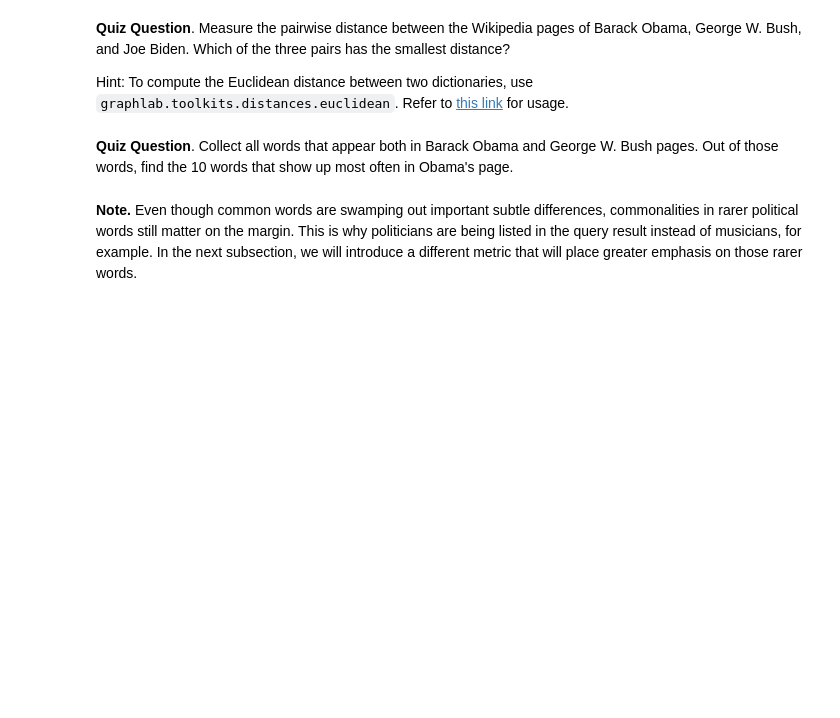
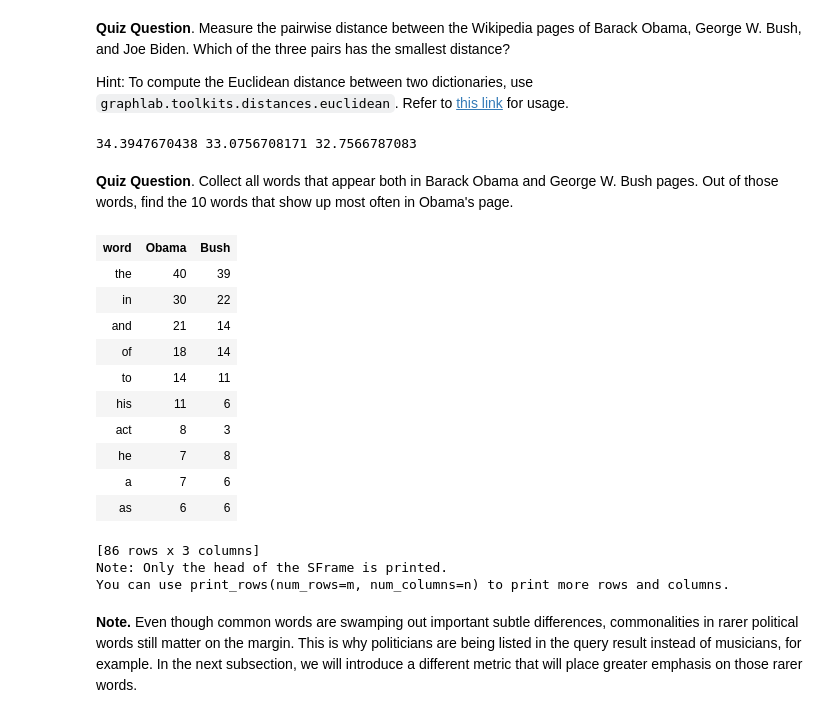
Before and after one commit to XuanX111/University-of-Washington, a Jupyter notebook: 4. Clustering & Retrieval/week2/0_nearest-neighbors-features-and-metrics_blank.ipynb, the cells around one changed output. Cells and saved outputs as stored; diff of their text form; code cells hidden in the pictures; blank space fills up the shorter version.

```diff
--- a/4. Clustering & Retrieval/week2/0_nearest-neighbors-features-and-metrics_blank.ipynb
+++ b/4. Clustering & Retrieval/week2/0_nearest-neighbors-features-and-metrics_blank.ipynb
@@ -288,5 +283,40 @@ graphlab.toolkits.distances.euclidean(Barack_)
+# %%
+obama = wiki[wiki['name']=='Barack Obama']['word_count'][0]
+bush = wiki[wiki['name']=='George W. Bush']['word_count'][0]
+biden = wiki[wiki['name']=='Joe Biden']['word_count'][0]
+
+obama_bush = graphlab.distances.euclidean(obama,bush)
+obama_biden = graphlab.distances.euclidean(obama,biden)
+biden_bush = graphlab.distances.euclidean(biden,bush)
+
+print obama_bush,obama_biden,biden_bush
+# %% [output]
+34.3947670438 33.0756708171 32.7566787083
 # %% [markdown]
 **Quiz Question**. Collect all words that appear both in Barack Obama and George W. Bush pages.  Out of those words, find the 10 words that show up most often in Obama's page.
+# %%
+obama_words = top_words('Barack Obama')
+bush_words = top_words('George W. Bush')
+biden_words = top_words('Joe Biden')
+# %%
+combined_words = obama_words.join(bush_words, on='word')
+combined_words = combined_words.rename({'count':'Obama', 'count.1':'Bush'})
+combined_words.sort('Obama', ascending=False)
+# %% [output]
+| word | Obama | Bush |
+| the | 40 | 39 |
+| in | 30 | 22 |
+| and | 21 | 14 |
+| of | 18 | 14 |
+| to | 14 | 11 |
+| his | 11 | 6 |
+| act | 8 | 3 |
+| he | 7 | 8 |
+| a | 7 | 6 |
+| as | 6 | 6 |
+[86 rows x 3 columns]
+Note: Only the head of the SFrame is printed.
+You can use print_rows(num_rows=m, num_columns=n) to print more rows and columns.
 # %% [markdown]
 **Note.** Even though common words are swamping out important subtle differences, commonalities in rarer political words still matter on the margin. This is why politicians are being listed in the query result instead of musicians, for example. In the next subsection, we will introduce a different metric that will place greater emphasis on those rarer words.
 # %% [markdown]
```
Also changed, not shown: parts of 20 cells of this notebook.
